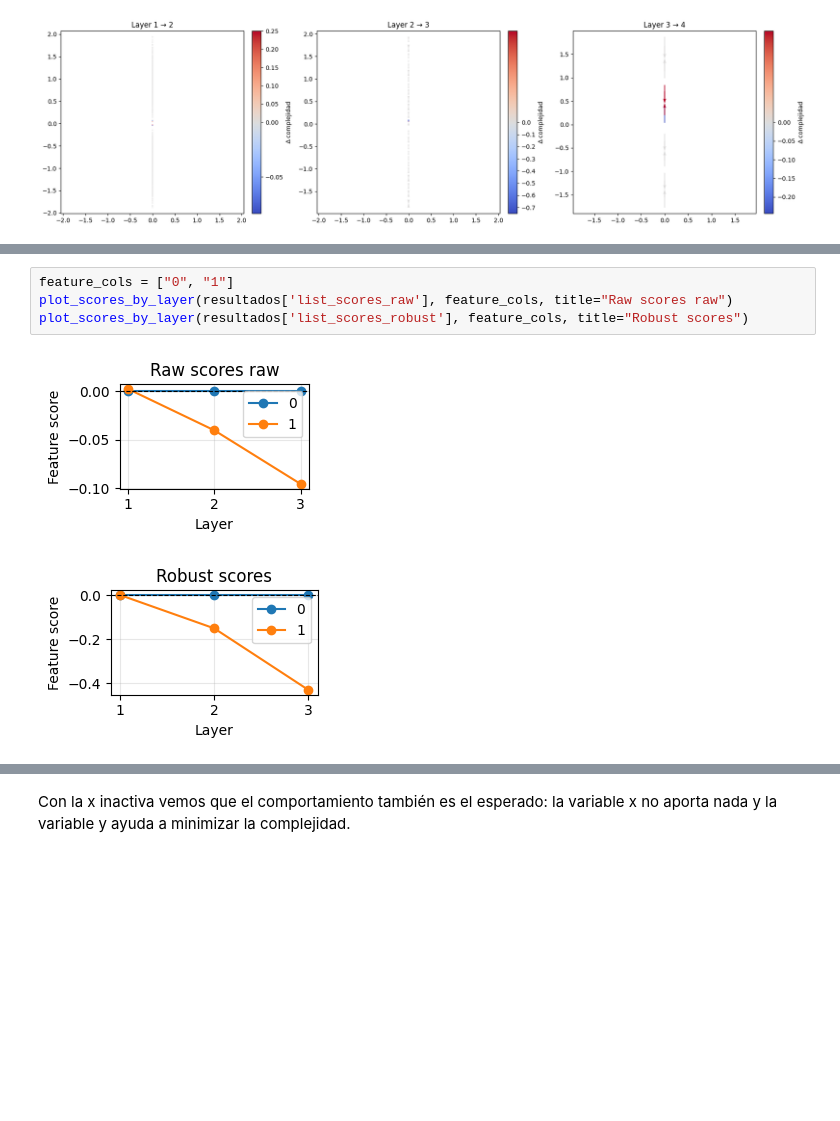
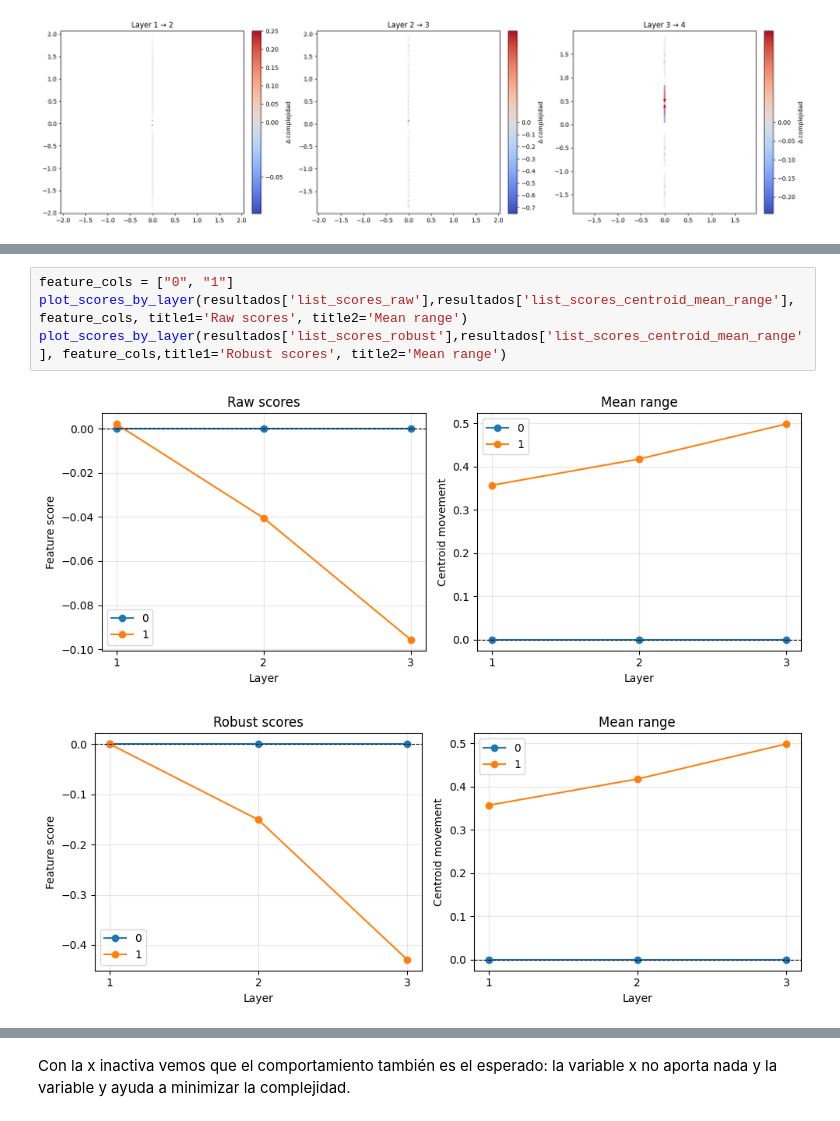
Before and after one commit to carmenlancho/FeatureSelection_Complexity, a Jupyter notebook: Notebooks/TrackingCentroides_Hostility.ipynb, the cells around one changed output, grey strips where cells are left out. Drawn from its saved outputs; the diff is of its cells as text; blank space fills up the shorter version.

Commit message:
Ejemplo con resultados más claros

```diff
--- a/Notebooks/TrackingCentroides_Hostility.ipynb
+++ b/Notebooks/TrackingCentroides_Hostility.ipynb
@@ -363,8 +361,8 @@ resultados
  [744 rows x 9 columns]}
 # %%
 feature_cols = ["0", "1"]
-plot_scores_by_layer(resultados['list_scores_raw'], feature_cols, title="Raw scores raw")
-plot_scores_by_layer(resultados['list_scores_robust'], feature_cols, title="Robust scores")
+plot_scores_by_layer(resultados['list_scores_raw'],resultados['list_scores_centroid_mean_range'], feature_cols, title1='Raw scores', title2='Mean range')
+plot_scores_by_layer(resultados['list_scores_robust'],resultados['list_scores_centroid_mean_range'], feature_cols,title1='Robust scores', title2='Mean range')
 # %% [output]
-[figure, old version]
+[figure, new version]
-[figure, old version]
+[figure, new version]
```
Also changed, not shown: parts of 8 cells of this notebook.
